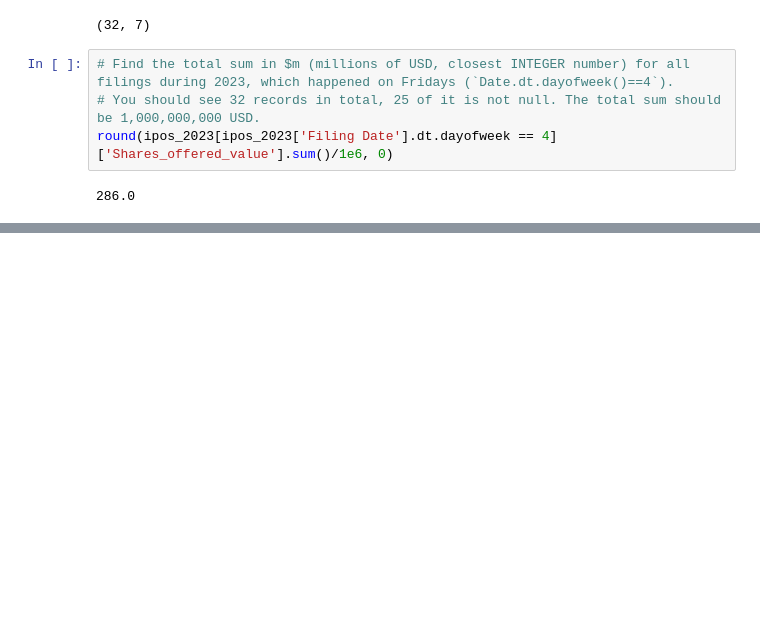
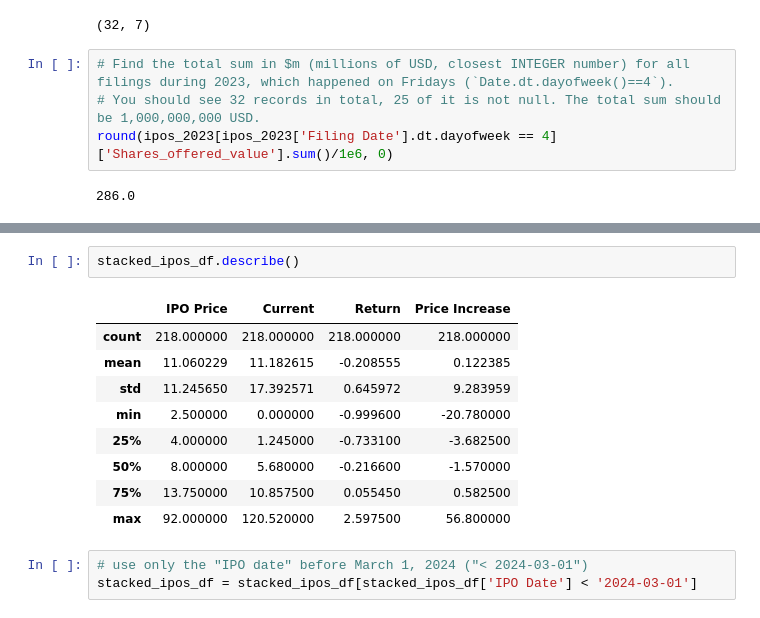
Before and after one commit to RuiFSP/stock-markets-analytics-zoomcamp, a Jupyter notebook: 02-dataframe-analysis/homework2.ipynb, the cells around one changed output, grey strips where cells are left out. Cells and saved outputs as stored; diff of their text form; blank space fills up the shorter version.

```diff
--- a/02-dataframe-analysis/homework2.ipynb
+++ b/02-dataframe-analysis/homework2.ipynb
@@ -124,0 +251,15 @@ ipos_2023.head()
+# %%
+stacked_ipos_df.describe()
+# %% [output]
+|  | IPO Price | Current | Return | Price Increase |
+| count | 218.000000 | 218.000000 | 218.000000 | 218.000000 |
+| mean | 11.060229 | 11.182615 | -0.208555 | 0.122385 |
+| std | 11.245650 | 17.392571 | 0.645972 | 9.283959 |
+| min | 2.500000 | 0.000000 | -0.999600 | -20.780000 |
+| 25% | 4.000000 | 1.245000 | -0.733100 | -3.682500 |
+| 50% | 8.000000 | 5.680000 | -0.216600 | -1.570000 |
+| 75% | 13.750000 | 10.857500 | 0.055450 | 0.582500 |
+| max | 92.000000 | 120.520000 | 2.597500 | 56.800000 |
+# %%
+# use only the "IPO date" before March 1, 2024 ("< 2024-03-01")
+stacked_ipos_df = stacked_ipos_df[stacked_ipos_df['IPO Date'] < '2024-03-01']
```
Also changed, not shown: parts of 18 cells of this notebook, 2 other files.
